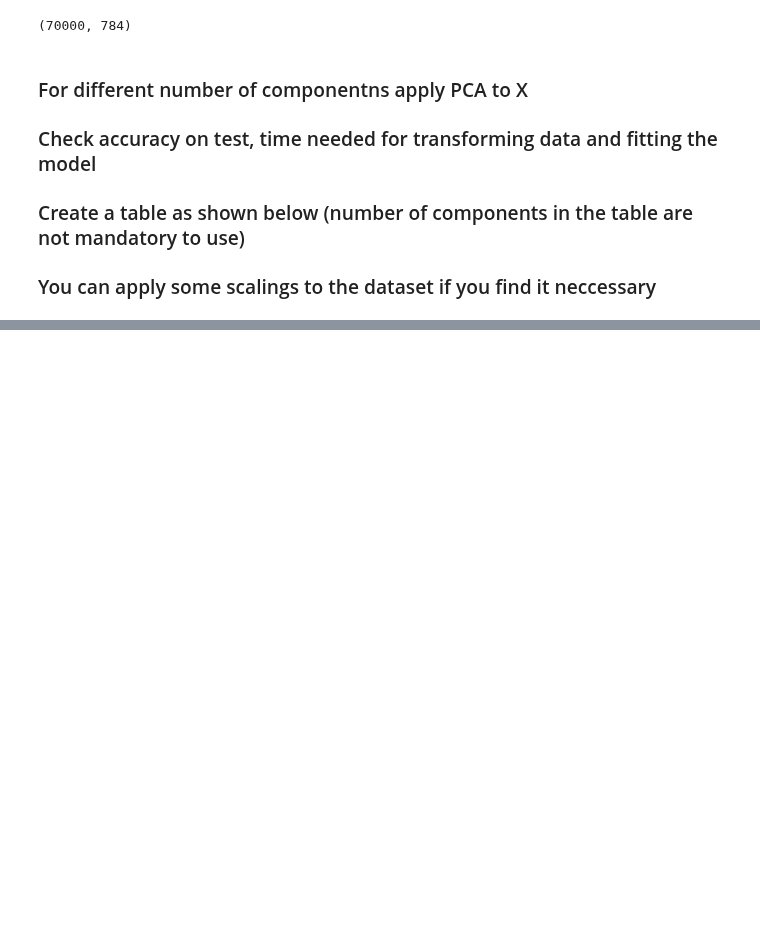
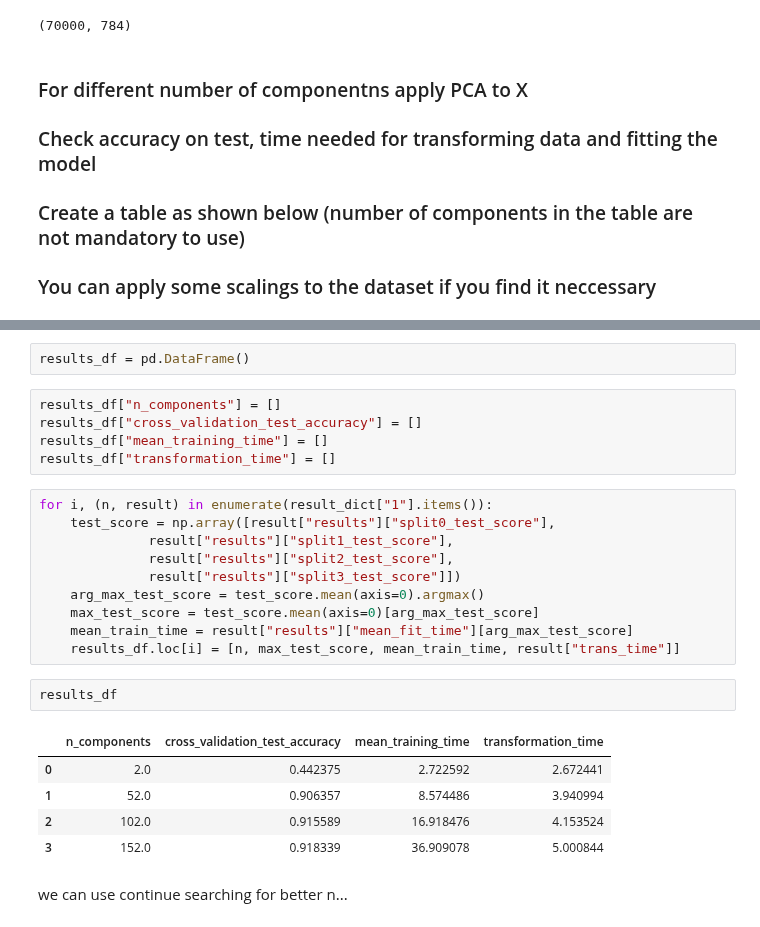
Before and after one commit to tigranfah/machine_learning, a Jupyter notebook: ACA_course/machine_learning/homeworks/homework8/PCA_Practical_Homework.ipynb, the cells around one changed output, grey strips where cells are left out. Cells and saved outputs as stored; diff of their text form; blank space fills up the shorter version.

```diff
--- a/ACA_course/machine_learning/homeworks/homework8/PCA_Practical_Homework.ipynb
+++ b/ACA_course/machine_learning/homeworks/homework8/PCA_Practical_Homework.ipynb
@@ -104,0 +152,27 @@ df
+# %%
+results_df = pd.DataFrame()
+# %%
+results_df["n_components"] = []
+results_df["cross_validation_test_accuracy"] = []
+results_df["mean_training_time"] = []
+results_df["transformation_time"] = []
+# %%
+for i, (n, result) in enumerate(result_dict["1"].items()):
+    test_score = np.array([result["results"]["split0_test_score"],
+              result["results"]["split1_test_score"],
+              result["results"]["split2_test_score"],
+              result["results"]["split3_test_score"]])
+    arg_max_test_score = test_score.mean(axis=0).argmax()
+    max_test_score = test_score.mean(axis=0)[arg_max_test_score]
+    mean_train_time = result["results"]["mean_fit_time"][arg_max_test_score]
+    results_df.loc[i] = [n, max_test_score, mean_train_time, result["trans_time"]]
+# %%
+results_df
+# %% [output]
+|  | n_components | cross_validation_test_accuracy | mean_training_time | transformation_time |
+| 0 | 2.0 | 0.442375 | 2.722592 | 2.672441 |
+| 1 | 52.0 | 0.906357 | 8.574486 | 3.940994 |
+| 2 | 102.0 | 0.915589 | 16.918476 | 4.153524 |
+| 3 | 152.0 | 0.918339 | 36.909078 | 5.000844 |
+# %% [markdown]
+we can use continue searching for better n...
```
Also changed, not shown: parts of 15 cells of this notebook, 1 other file.
